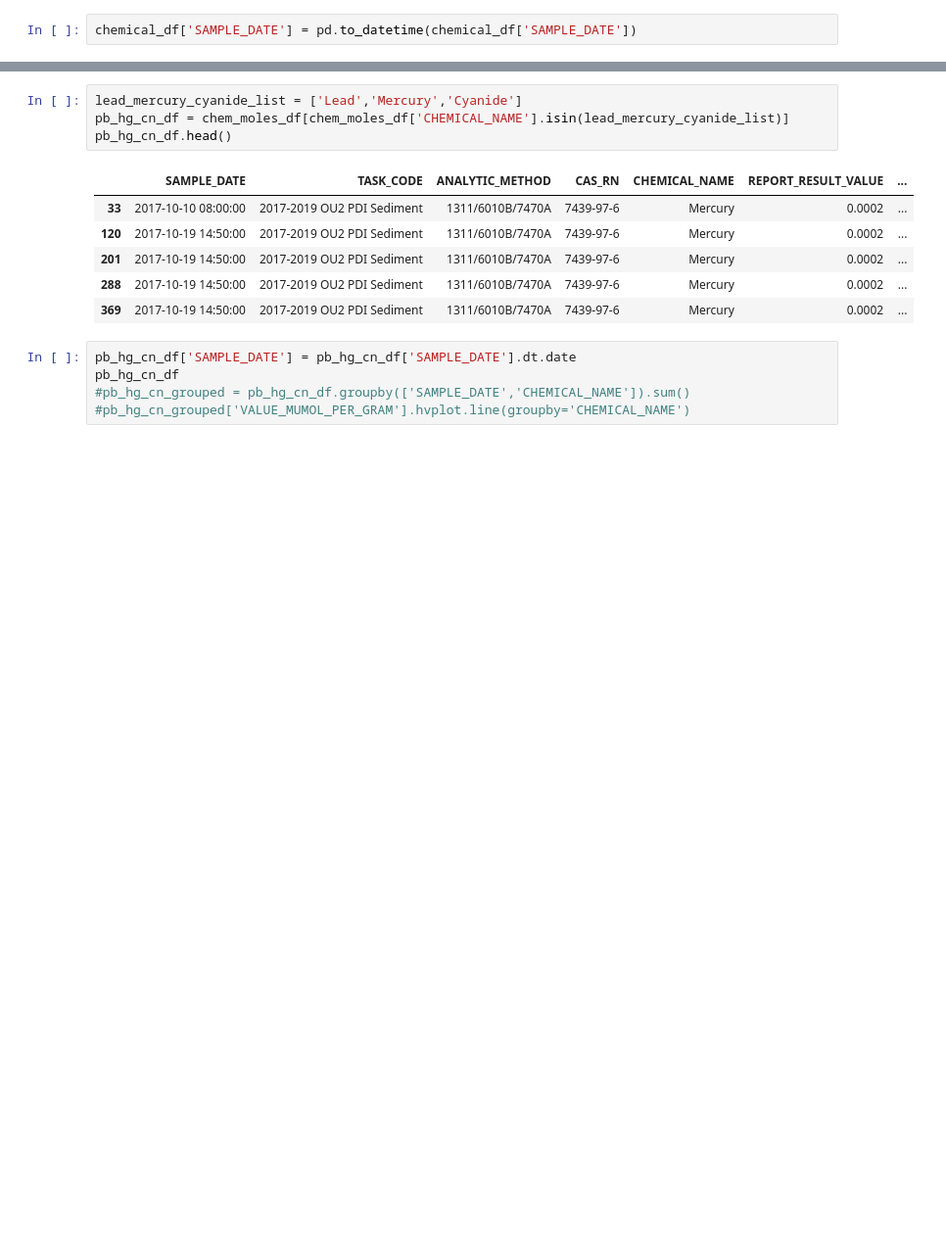
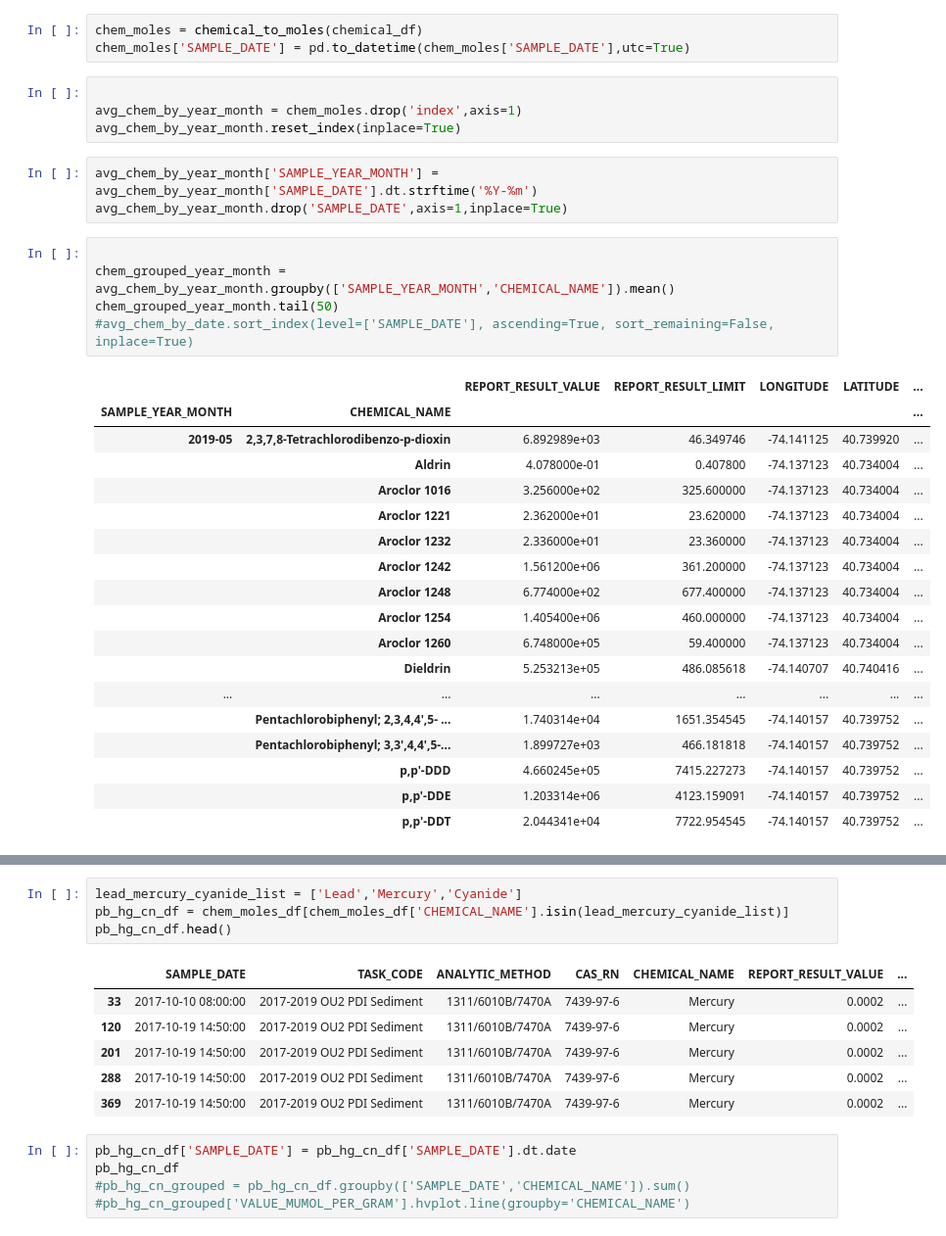
Before and after one commit to kxh3/environmental_contamination, a Jupyter notebook: notebooks/andrew.ipynb, the cells around one changed output, grey strips where cells are left out. Shown at 98% size. Drawn from its saved outputs; the diff is of its cells as text; blank space fills up the shorter version.

```diff
--- a/notebooks/andrew.ipynb
+++ b/notebooks/andrew.ipynb
@@ -40,2 +68,34 @@ chemical_df = chemical_filter(file_path,chemical_list)
+# %%
+chem_moles = chemical_to_moles(chemical_df)
+chem_moles['SAMPLE_DATE'] = pd.to_datetime(chem_moles['SAMPLE_DATE'],utc=True)
 # %%
-chemical_df['SAMPLE_DATE'] = pd.to_datetime(chemical_df['SAMPLE_DATE'])
+
+avg_chem_by_year_month = chem_moles.drop('index',axis=1)
+avg_chem_by_year_month.reset_index(inplace=True)
+# %%
+avg_chem_by_year_month['SAMPLE_YEAR_MONTH'] = avg_chem_by_year_month['SAMPLE_DATE'].dt.strftime('%Y-%m')
+avg_chem_by_year_month.drop('SAMPLE_DATE',axis=1,inplace=True)
+# %%
+
+chem_grouped_year_month = avg_chem_by_year_month.groupby(['SAMPLE_YEAR_MONTH','CHEMICAL_NAME']).mean()
+chem_grouped_year_month.tail(50)
+#avg_chem_by_date.sort_index(level=['SAMPLE_DATE'], ascending=True, sort_remaining=False, inplace=True)
+# %% [output]
+|  |  | REPORT_RESULT_VALUE | REPORT_RESULT_LIMIT | LONGITUDE | LATITUDE | ... |
+| SAMPLE_YEAR_MONTH | CHEMICAL_NAME |  |  |  |  | ... |
+| 2019-05 | 2,3,7,8-Tetrachlorodibenzo-p-dioxin | 6.892989e+03 | 46.349746 | -74.141125 | 40.739920 | ... |
+|  | Aldrin | 4.078000e-01 | 0.407800 | -74.137123 | 40.734004 | ... |
+|  | Aroclor 1016 | 3.256000e+02 | 325.600000 | -74.137123 | 40.734004 | ... |
+|  | Aroclor 1221 | 2.362000e+01 | 23.620000 | -74.137123 | 40.734004 | ... |
+|  | Aroclor 1232 | 2.336000e+01 | 23.360000 | -74.137123 | 40.734004 | ... |
+|  | Aroclor 1242 | 1.561200e+06 | 361.200000 | -74.137123 | 40.734004 | ... |
+|  | Aroclor 1248 | 6.774000e+02 | 677.400000 | -74.137123 | 40.734004 | ... |
+|  | Aroclor 1254 | 1.405400e+06 | 460.000000 | -74.137123 | 40.734004 | ... |
+|  | Aroclor 1260 | 6.748000e+05 | 59.400000 | -74.137123 | 40.734004 | ... |
+|  | Dieldrin | 5.253213e+05 | 486.085618 | -74.140707 | 40.740416 | ... |
+| ... | ... | ... | ... | ... | ... | ... |
+|  | Pentachlorobiphenyl; 2,3,4,4',5- ... | 1.740314e+04 | 1651.354545 | -74.140157 | 40.739752 | ... |
+|  | Pentachlorobiphenyl; 3,3',4,4',5-... | 1.899727e+03 | 466.181818 | -74.140157 | 40.739752 | ... |
+|  | p,p'-DDD | 4.660245e+05 | 7415.227273 | -74.140157 | 40.739752 | ... |
+|  | p,p'-DDE | 1.203314e+06 | 4123.159091 | -74.140157 | 40.739752 | ... |
+|  | p,p'-DDT | 2.044341e+04 | 7722.954545 | -74.140157 | 40.739752 | ... |
```
Also changed, not shown: parts of 6 cells of this notebook, 1 other file.
